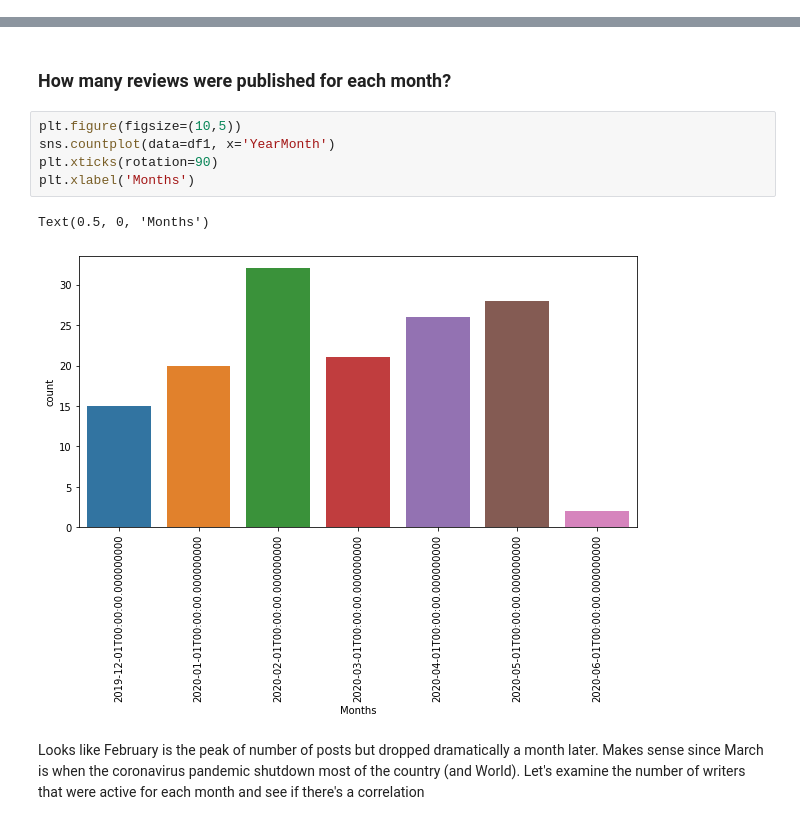
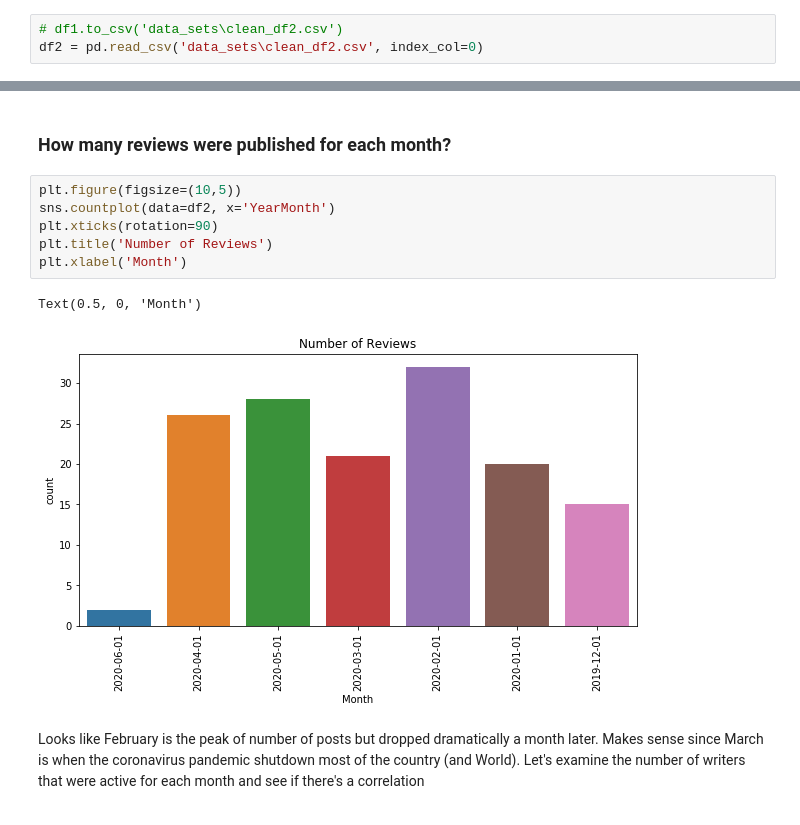
Before and after one commit to jacksonbull87/Topic-Modeling-TV-Shows-NLP-Text-Analysis-, a Jupyter notebook: The Verge-TV Show Reviews.ipynb, the cells around one changed output, grey strips where cells are left out. Cells and saved outputs as stored; diff of their text form.

```diff
--- a/The Verge-TV Show Reviews.ipynb
+++ b/The Verge-TV Show Reviews.ipynb
@@ -144,3 +149,6 @@ df1['meaningfull_words_text'] = df1['processed_text'].apply(lambda x: extract_me
+# %%
+# df1.to_csv('data_sets\clean_df2.csv')
+df2 = pd.read_csv('data_sets\clean_df2.csv', index_col=0)
 # %% [markdown]
 ### Subset dataset by month
 # %%
@@ -272,12 +219,13 @@ Looking at the chart below there is a pretty significant dropoff after the first
 ### How many reviews were published for each month?
 # %%
 plt.figure(figsize=(10,5))
-sns.countplot(data=df1, x='YearMonth')
+sns.countplot(data=df2, x='YearMonth')
 plt.xticks(rotation=90)
-plt.xlabel('Months')
+plt.title('Number of Reviews')
+plt.xlabel('Month')
 # %% [output]
-Text(0.5, 0, 'Months')
+Text(0.5, 0, 'Month')
-[figure, old version]
+[figure, new version]
 # %% [markdown]
 
 Looks like February is the peak of number of posts but dropped dramatically a month later. Makes sense since March is when the coronavirus pandemic shutdown most of the country (and World).
```
Also changed, not shown: parts of 25 cells of this notebook, 15 other files.
